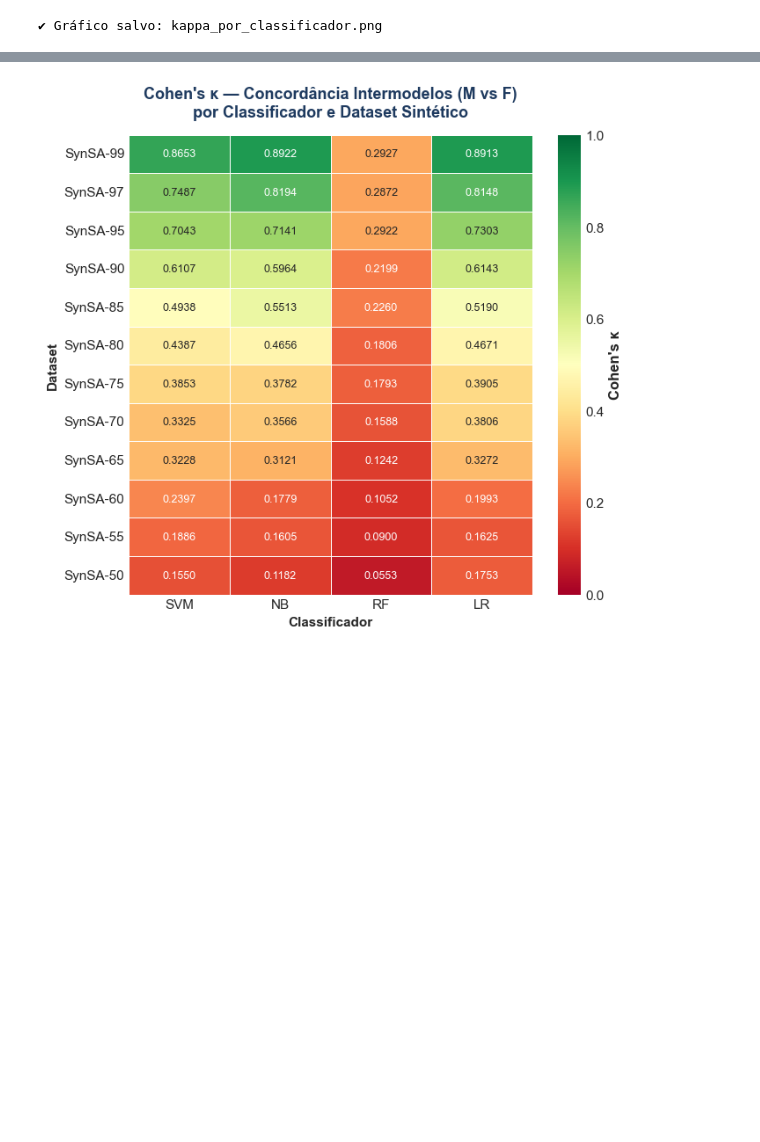
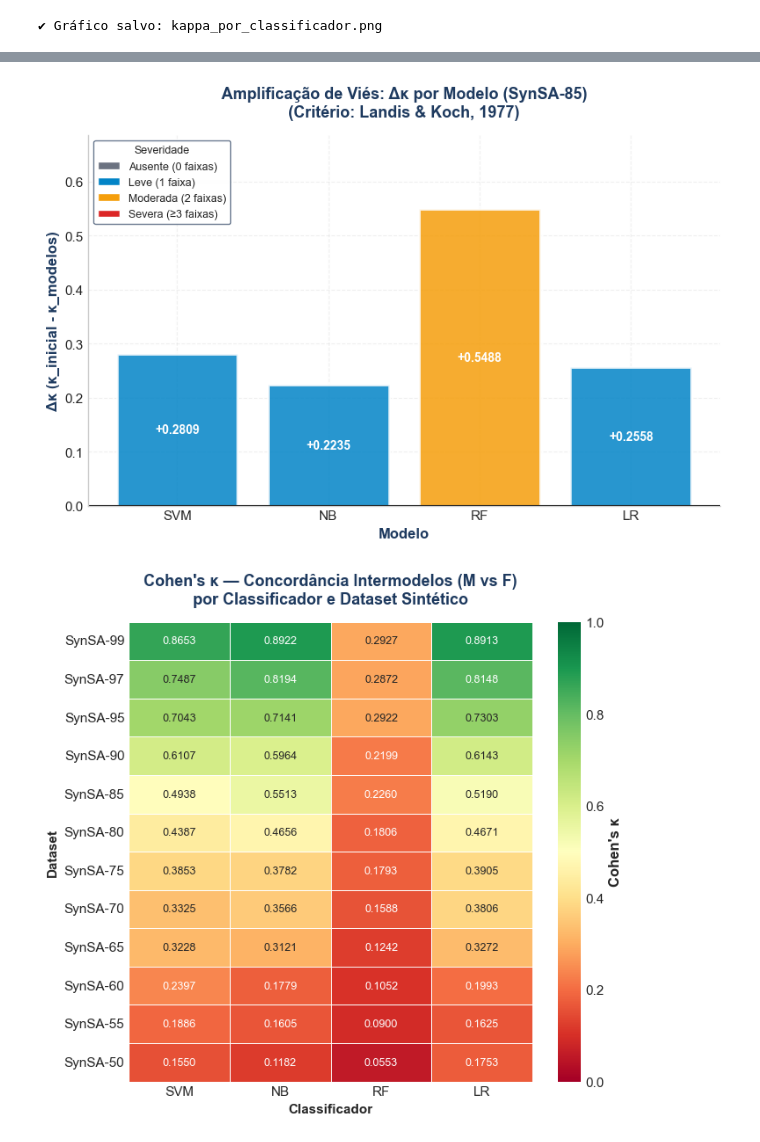
Before and after one commit to alexfeitosa72/MIVA, a Jupyter notebook: fase3_experimento_sintetico.ipynb, the cells around one changed output, grey strips where cells are left out. Drawn from its saved outputs; the diff is of its cells as text; code cells hidden in the pictures; blank space fills up the shorter version.

Commit message:
mais ajustes graficos sinteticos

```diff
--- a/fase3_experimento_sintetico.ipynb
+++ b/fase3_experimento_sintetico.ipynb
@@ -1138,3 +1060,80 @@ print(f"✔ Gráfico salvo: delta_kappa_{dataset_exemplo}.png")
+# %%
+# =============================================================================
+# GRÁFICO 3 — DELTA KAPPA POR DATASET
+# =============================================================================
+
+# Selecionar dataset representativo
+dataset_exemplo = 'SynSA-85'
+df_exemplo = datasets_sinteticos[dataset_exemplo]
+
+kappa_inicial_ex = metricas_anotadores[dataset_exemplo]['Cohen κ']
+
+# Visualizar Δκ com cores por severidade
+fig, ax = plt.subplots(figsize=(8, 5.5))
+
+deltas = []
+severidades = []
+modelos_ordem = ['SVM', 'NB', 'RF', 'LR']
+
+for modelo in modelos_ordem:
+    deltas.append(resultados_todos[dataset_exemplo][modelo]['delta_kappa'])
+    severidades.append(resultados_todos[dataset_exemplo][modelo]['severidade'])
+
+cores = [SEV_COLORS.get(sev, '#6B7280') for sev in severidades]
+
+bars = ax.bar(modelos_ordem, deltas, color=cores, alpha=0.85,
+              edgecolor='white', linewidth=2)
+
+# Linha preta na base (y=0)
+ax.axhline(y=0, color='black', linestyle='-', linewidth=1.5)
+
+ax.set_xlabel('Modelo', fontsize=12, fontweight='bold', color=NATURE_ACCENT)
+ax.set_ylabel('Δκ (κ_inicial - κ_modelos)', fontsize=12, fontweight='bold',
+              color=NATURE_ACCENT)
+ax.set_title(f'Amplificação de Viés: Δκ por Modelo ({dataset_exemplo})\n'
+              f'(Critério: Landis & Koch, 1977)',
+              fontsize=13, fontweight='bold', color=NATURE_ACCENT, pad=15)
+ax.grid(axis='y', alpha=0.3)
+
+# --- AJUSTE AQUI ---
+max_delta = max(deltas)
+margin = max_delta * 0.25
+# Definimos o início do eixo Y exatamente em 0 para as barras encostarem
+ax.set_ylim(0, max(max_delta + margin, 0.20))
+# --------------------
+
+for bar in bars:
+    height = bar.get_height()
+    if abs(height) > 0.03:
+        y_pos = height / 2
+        color = 'white'
+        va = 'center'
+    else:
+        y_pos = height + 0.015 if height >= 0 else height - 0.015
+        color = 'black'
+        va = 'bottom' if height >= 0 else 'top'
+
+    ax.text(bar.get_x() + bar.get_width()/2., y_pos,
+            f'{height:+.4f}', ha='center', va=va,
+            fontsize=10, fontweight='bold', color=color)
+
+# Legenda de severidade
+from matplotlib.patches import Patch
+legend_elements = [
+    Patch(facecolor=SEV_COLORS['Ausente'], edgecolor='white', label='Ausente (0 faixas)'),
+    Patch(facecolor=SEV_COLORS['Leve'], edgecolor='white', label='Leve (1 faixa)'),
+    Patch(facecolor=SEV_COLORS['Moderada'], edgecolor='white', label='Moderada (2 faixas)'),
+    Patch(facecolor=SEV_COLORS['Severa'], edgecolor='white', label='Severa (≥3 faixas)')
+]
+ax.legend(handles=legend_elements, loc='upper left', fontsize=9,
+          title='Severidade', title_fontsize=9,
+          frameon=True, facecolor='white', edgecolor=NATURE_GRAY,
+          framealpha=0.95)
+
+plt.tight_layout()
+plt.show()
+# %% [output]
+[figure, added]
 # %%
 # =============================================================================
 # GRÁFICO 4 — HEATMAP: COHEN'S KAPPA (CLASSIFICADOR × DATASET)
```
Also changed, not shown: parts of 3 cells of this notebook, 2 other files.
